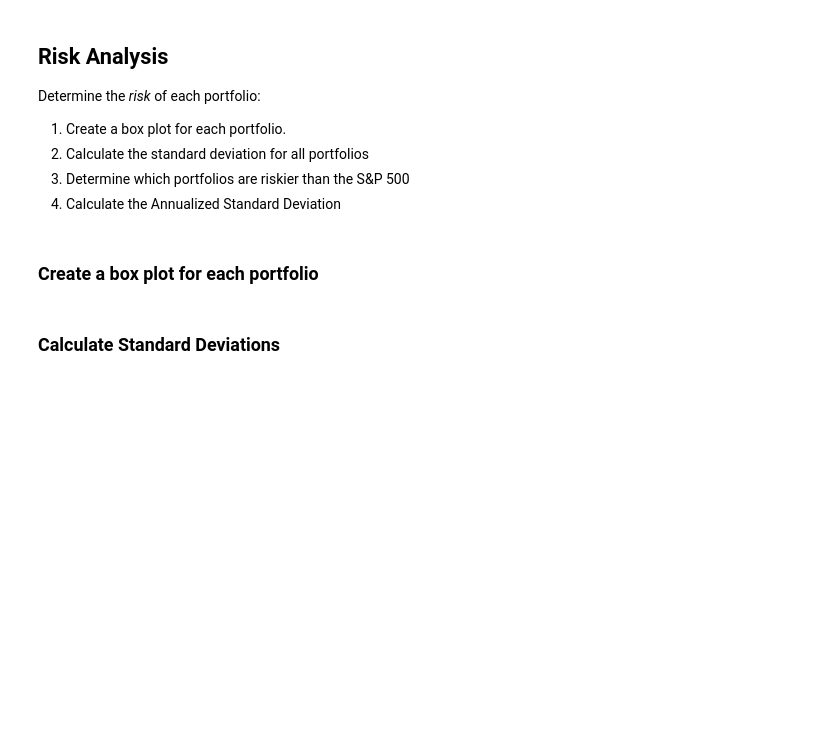
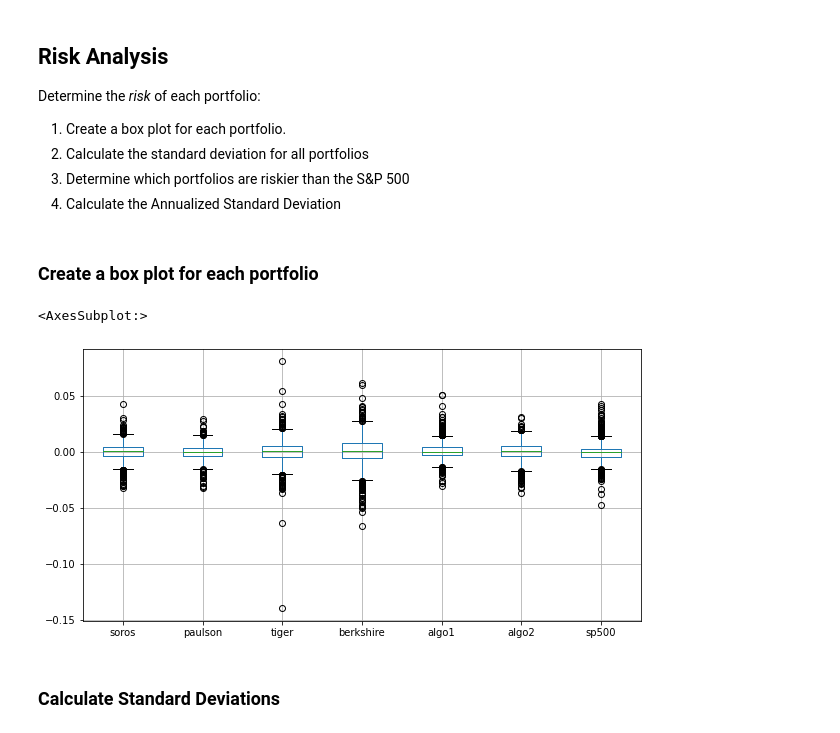
Before and after one commit to JQH84/Portfolio-Analysis, a Jupyter notebook: whale_analysis.ipynb, the cells around one changed output. Drawn from its saved outputs; the diff is of its cells as text; code cells hidden in the pictures; blank space fills up the shorter version.

```diff
--- a/whale_analysis.ipynb
+++ b/whale_analysis.ipynb
@@ -190,6 +191,10 @@ Determine the _risk_ of each portfolio:
 ### Create a box plot for each portfolio
 # %%
 # Box plot to visually show risk
+all_returns.boxplot(figsize=(10,5))
+# %% [output]
+<AxesSubplot:>
+[figure, added]
 # %% [markdown]
 ### Calculate Standard Deviations
 # %%
```
Also changed, not shown: parts of 19 cells of this notebook, 4 other files.
